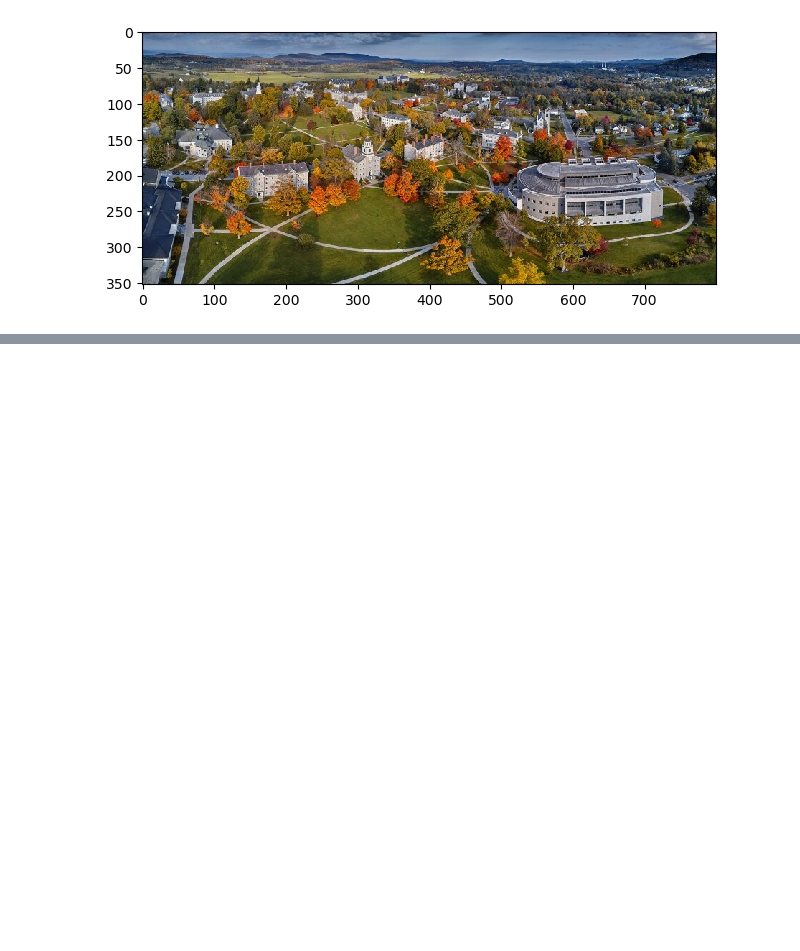
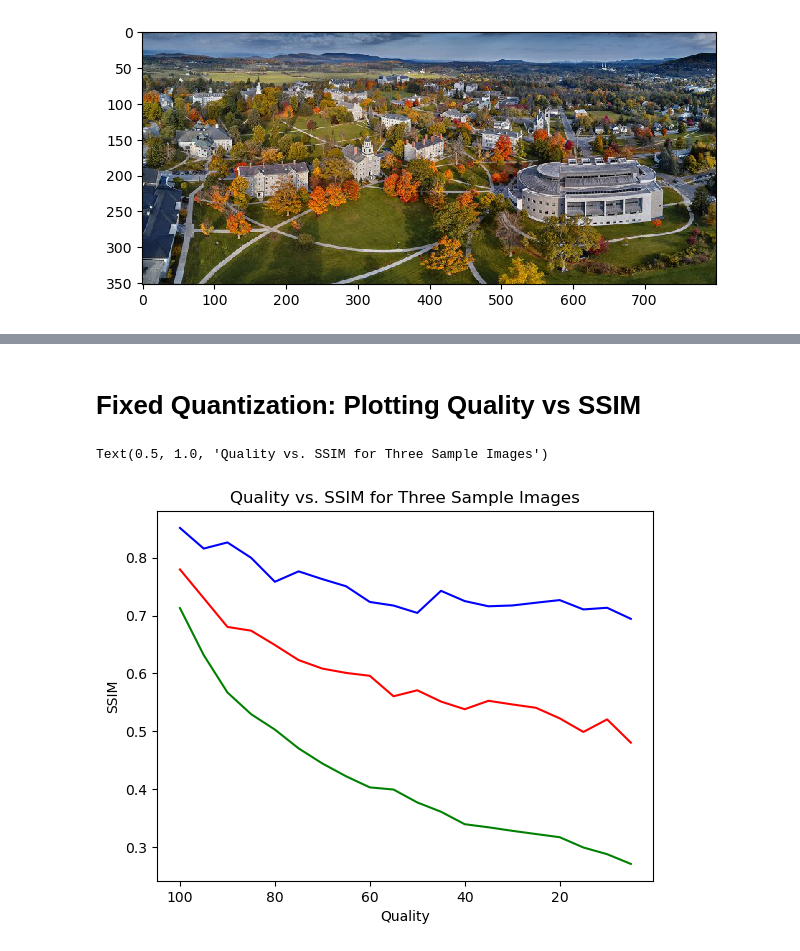
Before and after one commit to terryluongo/compressiondotzip, a Jupyter notebook: jpeg.ipynb, the cells around one changed output, grey strips where cells are left out. Drawn from its saved outputs; the diff is of its cells as text; code cells hidden in the pictures; blank space fills up the shorter version.

```diff
--- a/jpeg.ipynb
+++ b/jpeg.ipynb
@@ -237,0 +115,35 @@ print(img[5*8,5*8,1
+# %% [markdown]
+# Fixed Quantization: Plotting Quality vs SSIM
+# %%
+def get_ssim(img, **kwargs):
+    jpg = JPEG(img, **kwargs)
+    jpg.encode(max_step = 5) # everything after this is lossless so won't bother
+    jpg.decode(from_step = 5)
+    similarity = ssim(img, jpg.img_array, channel_axis = 2)
+    return similarity
+# %%
+def quality_vs_ssim(img, qualities, **kwargs):
+    ssims = []
+    for quality in qualities:
+        kwargs['q'] = quality
+        local_ssim = get_ssim(img, **kwargs)
+        ssims.append(local_ssim)
+    return np.asarray(ssims)
+# %%
+qualities = range(100,0,-5)
+monk_ssim = quality_vs_ssim(monk, qualities, downsample_ratio = "4:2:0")
+midd_ssim = quality_vs_ssim(midd, qualities, downsample_ratio = "4:2:0")
+ryan_ssim = quality_vs_ssim(ryan, qualities, downsample_ratio = "4:2:0")
+# %%
+plt.plot(qualities, monk_ssim, color = "red")
+plt.plot(qualities, ryan_ssim, color = "blue")
+plt.plot(qualities, midd_ssim, color = "green")
+
+plt.gca().invert_xaxis()
+
+plt.xlabel('Quality')
+plt.ylabel('SSIM')
+plt.title('Quality vs. SSIM for Three Sample Images')
+# %% [output]
+Text(0.5, 1.0, 'Quality vs. SSIM for Three Sample Images')
+[figure, added]
```
Also changed, not shown: parts of 21 cells of this notebook, 8 other files.
